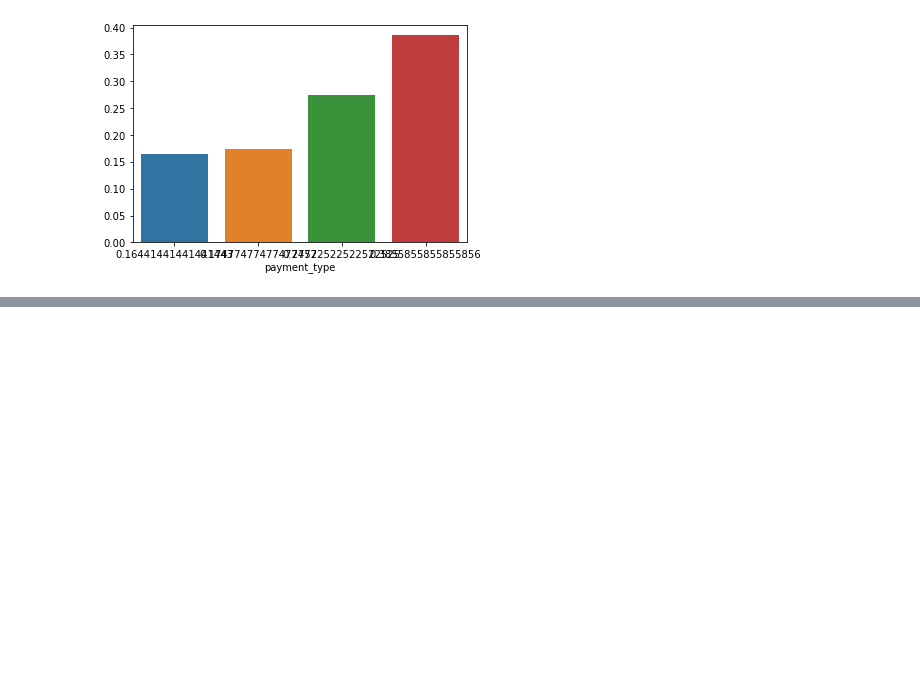
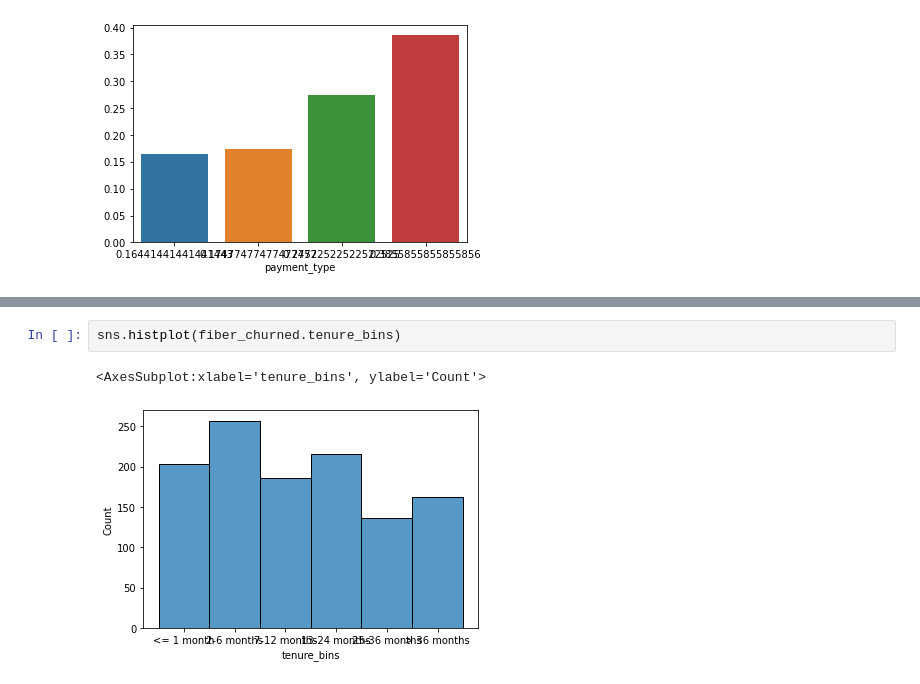
Before and after one commit to Brooke-Holyoak/numpy-pandas-visualization-exercises, a Jupyter notebook: telco_viz1_project.ipynb, the cells around one changed output, grey strips where cells are left out. Cells and saved outputs as stored; diff of their text form; blank space fills up the shorter version.

```diff
--- a/telco_viz1_project.ipynb
+++ b/telco_viz1_project.ipynb
@@ -556,0 +571,5 @@ Name: months_in_first_yr_bins, dtype: float64
+# %%
+sns.histplot(fiber_churned.tenure_bins)
+# %% [output]
+<AxesSubplot:xlabel='tenure_bins', ylabel='Count'>
+[figure, added]
```
Also changed, not shown: parts of 41 cells of this notebook.
